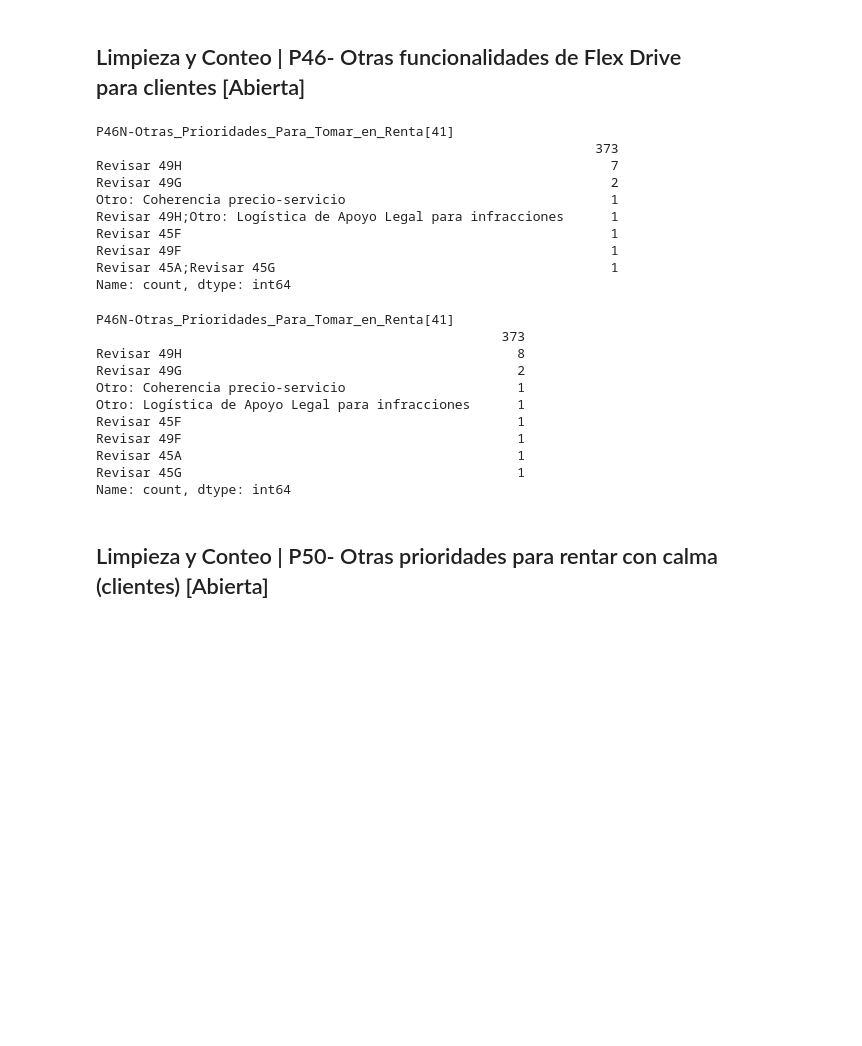
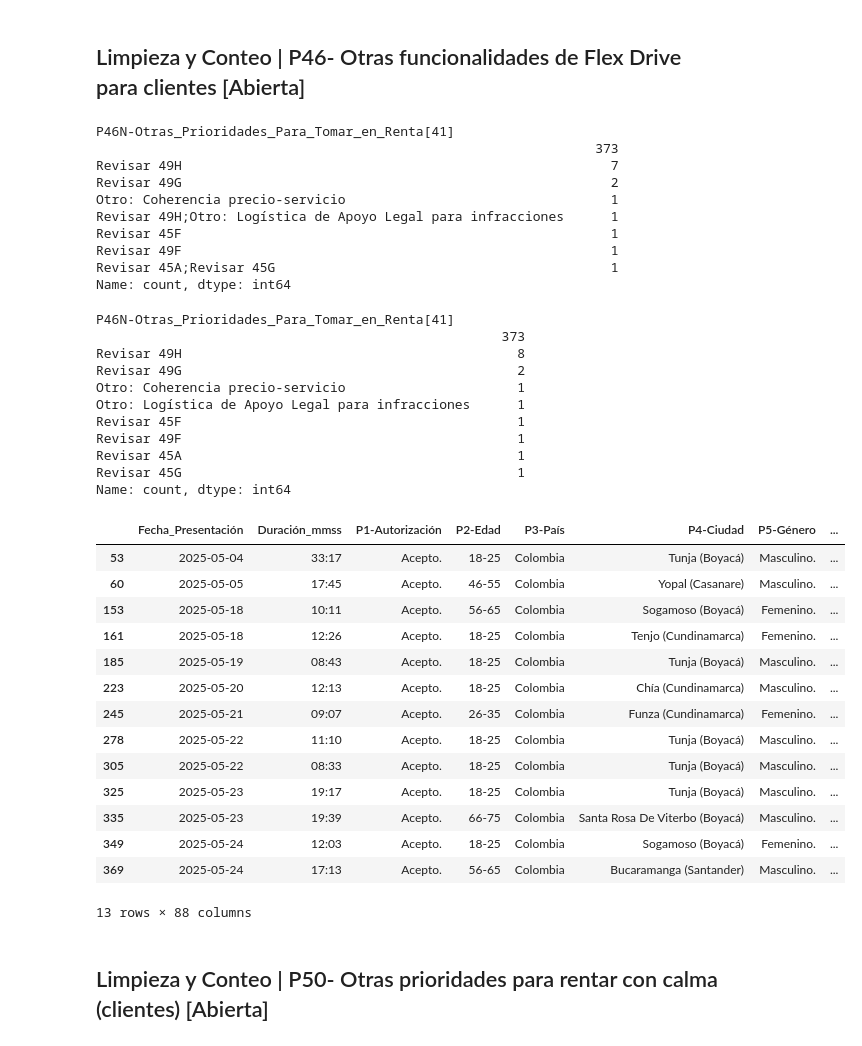
Before and after one commit to JorgeDanielRamirezNieves/Flex-Drive, a Jupyter notebook: Data-Analytics/code/Big-Data/FlexDrive_LimpiezaBigData.ipynb, the cells around one changed output. Cells and saved outputs as stored; diff of their text form; code cells hidden in the pictures; blank space fills up the shorter version.

```diff
--- a/Data-Analytics/code/Big-Data/FlexDrive_LimpiezaBigData.ipynb
+++ b/Data-Analytics/code/Big-Data/FlexDrive_LimpiezaBigData.ipynb
@@ -1088,38 +1086,55 @@ mapeo_P46N_otras_funcionalidades_clientes = {
     'El clima' : [""],
 }
 
-# Mapeamos las respuestas en la columna 'P46N-Otras_Prioridades_Para_Tomar_en_Renta[41]'
+# Mapeamos las respuestas en la columna 'P46N-Otras_Prioridades_Para_Tomar_en_Renta'
 df_FlexDrive = mapeo_respuestas(df_FlexDrive, 'P46N-Otras_Prioridades_Para_Tomar_en_Renta[41]', mapeo_P46N_otras_funcionalidades_clientes)
 
 
-# Conteo de respuestas (por agrupación) en la columna 'P39_Recibir_Pagos_Propietario[P30]'
+# Conteo de respuestas (por agrupación) en la columna 'P46N-Otras_Prioridades_Para_Tomar_en_Renta]'
 display(df_FlexDrive["P46N-Otras_Prioridades_Para_Tomar_en_Renta[41]"].value_counts())
 
 
-# Conteo de respuestas (individuales) en la columna 'P39_Recibir_Pagos_Propietario[P30]'
+# Conteo de respuestas (individuales) en la columna 'P46N-Otras_Prioridades_Para_Tomar_en_Renta'
 display(df_FlexDrive["P46N-Otras_Prioridades_Para_Tomar_en_Renta[41]"].str.split(";").explode().value_counts())
+
+df_FlexDrive[df_FlexDrive["P46N-Otras_Prioridades_Para_Tomar_en_Renta[41]"].str.contains("Revisar")]
 # %% [output]
 P46N-Otras_Prioridades_Para_Tomar_en_Renta[41]
                                                                 373
 Revisar 49H                                                       7
 Revisar 49G                                                       2
 Otro: Coherencia precio-servicio                                  1
 Revisar 49H;Otro: Logística de Apoyo Legal para infracciones      1
 Revisar 45F                                                       1
 Revisar 49F                                                       1
 Revisar 45A;Revisar 45G                                           1
 Name: count, dtype: int64
 P46N-Otras_Prioridades_Para_Tomar_en_Renta[41]
                                                     373
 Revisar 49H                                           8
 Revisar 49G                                           2
 Otro: Coherencia precio-servicio                      1
 Otro: Logística de Apoyo Legal para infracciones      1
 Revisar 45F                                           1
 Revisar 49F                                           1
 Revisar 45A                                           1
 Revisar 45G                                           1
 Name: count, dtype: int64
+|  | Fecha_Presentación | Duración_mmss | P1-Autorización | P2-Edad | P3-País | P4-Ciudad | P5-Género | ... |
+| 53 | 2025-05-04 | 33:17 | Acepto. | 18-25 | Colombia | Tunja (Boyacá) | Masculino. | ... |
+| 60 | 2025-05-05 | 17:45 | Acepto. | 46-55 | Colombia | Yopal (Casanare) | Masculino. | ... |
+| 153 | 2025-05-18 | 10:11 | Acepto. | 56-65 | Colombia | Sogamoso (Boyacá) | Femenino. | ... |
+| 161 | 2025-05-18 | 12:26 | Acepto. | 18-25 | Colombia | Tenjo (Cundinamarca) | Femenino. | ... |
+| 185 | 2025-05-19 | 08:43 | Acepto. | 18-25 | Colombia | Tunja (Boyacá) | Masculino. | ... |
+| 223 | 2025-05-20 | 12:13 | Acepto. | 18-25 | Colombia | Chía (Cundinamarca) | Masculino. | ... |
+| 245 | 2025-05-21 | 09:07 | Acepto. | 26-35 | Colombia | Funza (Cundinamarca) | Femenino. | ... |
+| 278 | 2025-05-22 | 11:10 | Acepto. | 18-25 | Colombia | Tunja (Boyacá) | Masculino. | ... |
+| 305 | 2025-05-22 | 08:33 | Acepto. | 18-25 | Colombia | Tunja (Boyacá) | Masculino. | ... |
+| 325 | 2025-05-23 | 19:17 | Acepto. | 18-25 | Colombia | Tunja (Boyacá) | Masculino. | ... |
+| 335 | 2025-05-23 | 19:39 | Acepto. | 66-75 | Colombia | Santa Rosa De Viterbo (Boyacá) | Masculino. | ... |
+| 349 | 2025-05-24 | 12:03 | Acepto. | 18-25 | Colombia | Sogamoso (Boyacá) | Femenino. | ... |
+| 369 | 2025-05-24 | 17:13 | Acepto. | 56-65 | Colombia | Bucaramanga (Santander) | Masculino. | ... |
+13 rows × 88 columns
 # %% [markdown]
 ## Limpieza y Conteo | P50- Otras prioridades para rentar con calma (clientes) [Abierta]
 # %%
```
Also changed, not shown: parts of 3 cells of this notebook, 15 other files.
